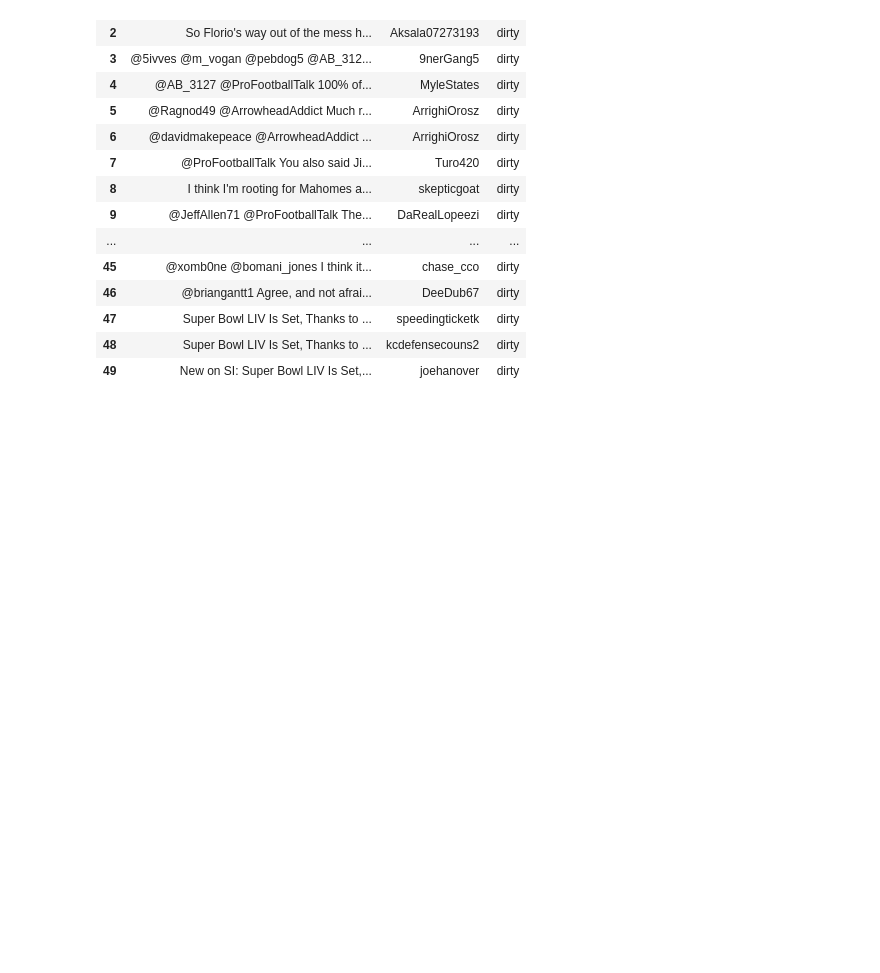
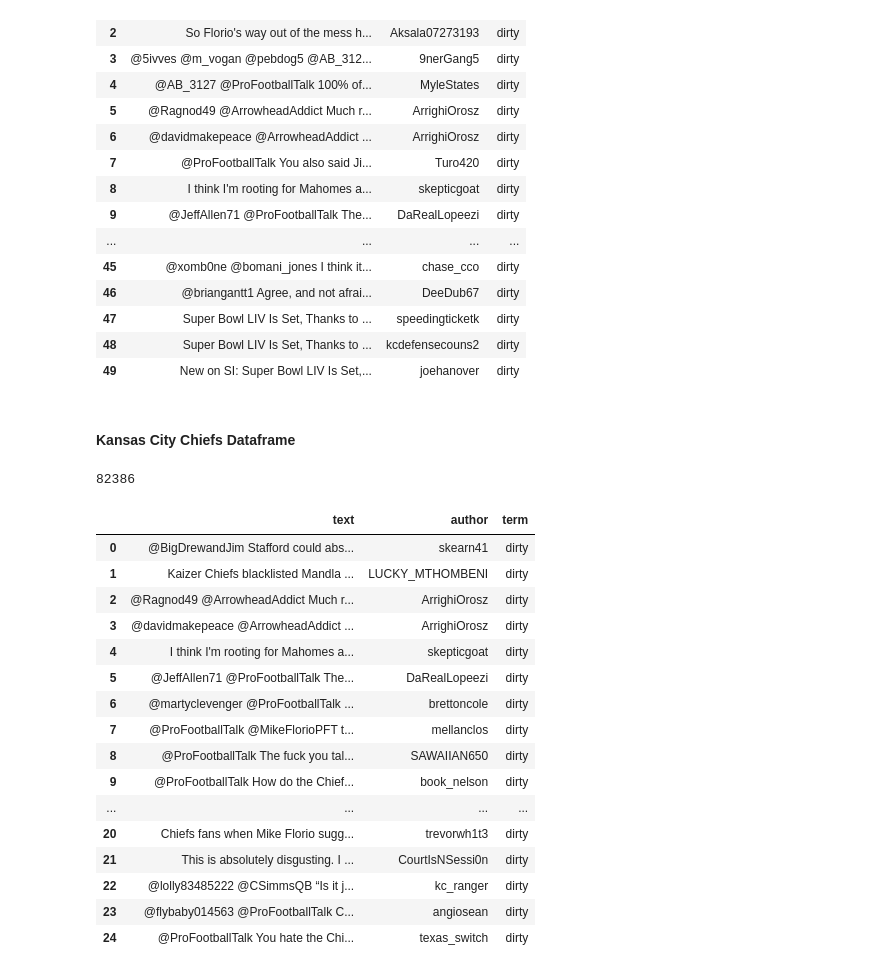
Before and after one commit to IndigenousEngineering/Not_Your_Mascot, a Jupyter notebook: Not_Your_Mascot_datasets.ipynb, the cells around one changed output. Drawn from its saved outputs; the diff is of its cells as text; code cells hidden in the pictures; blank space fills up the shorter version.

```diff
--- a/Not_Your_Mascot_datasets.ipynb
+++ b/Not_Your_Mascot_datasets.ipynb
@@ -1380 +1389,30 @@ sf_49ers_terms_full_df.head(50)
 sf_49ers_terms_full_df.to_csv('sf_49ers_terms_full_df.csv')
+# %% [markdown]
+#### Kansas City Chiefs Dataframe
+# %%
+# get dataframe
+
+kc_chiefs_terms_full_df = get_full_terms_df(chiefs_queries_master_df, term_list)
+# %%
+print(len(kc_chiefs_terms_full_df))
+
+kc_chiefs_terms_full_df.head(25)
+# %% [output]
+82386
+|  | text | author | term |
+| 0 | @BigDrewandJim Stafford could abs... | skearn41 | dirty |
+| 1 | Kaizer Chiefs blacklisted Mandla ... | LUCKY_MTHOMBENI | dirty |
+| 2 | @Ragnod49 @ArrowheadAddict Much r... | ArrighiOrosz | dirty |
+| 3 | @davidmakepeace @ArrowheadAddict ... | ArrighiOrosz | dirty |
+| 4 | I think I'm rooting for Mahomes a... | skepticgoat | dirty |
+| 5 | @JeffAllen71 @ProFootballTalk The... | DaRealLopeezi | dirty |
+| 6 | @martyclevenger @ProFootballTalk ... | brettoncole | dirty |
+| 7 | @ProFootballTalk @MikeFlorioPFT t... | mellanclos | dirty |
+| 8 | @ProFootballTalk The fuck you tal... | SAWAIIAN650 | dirty |
+| 9 | @ProFootballTalk How do the Chief... | book_nelson | dirty |
+| ... | ... | ... | ... |
+| 20 | Chiefs fans when Mike Florio sugg... | trevorwh1t3 | dirty |
+| 21 | This is absolutely disgusting. I ... | CourtIsNSessi0n | dirty |
+| 22 | @lolly83485222 @CSimmsQB “Is it j... | kc_ranger | dirty |
+| 23 | @flybaby014563 @ProFootballTalk C... | angiosean | dirty |
+| 24 | @ProFootballTalk You hate the Chi... | texas_switch | dirty |
```
Also changed, not shown: parts of 9 cells of this notebook.
